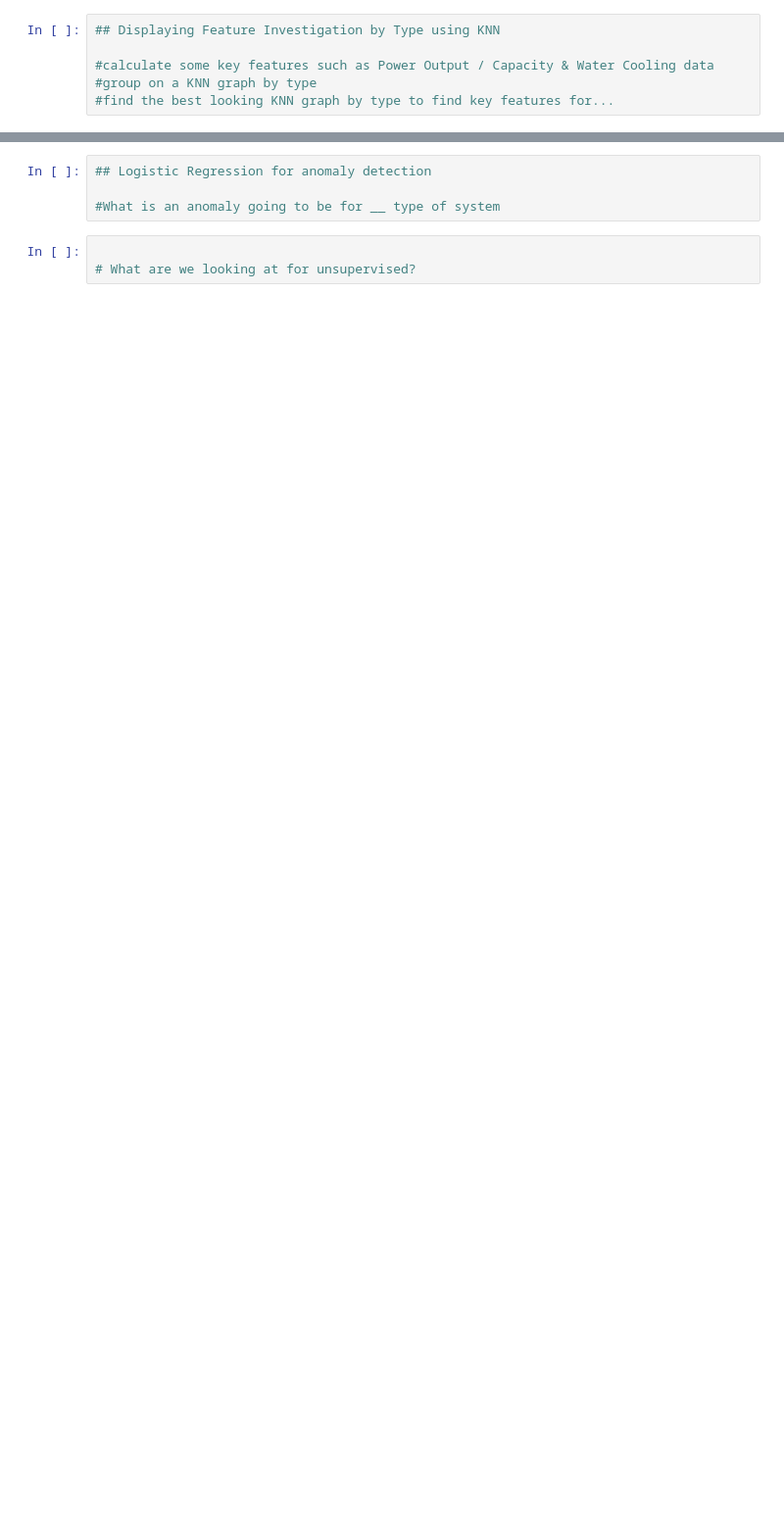
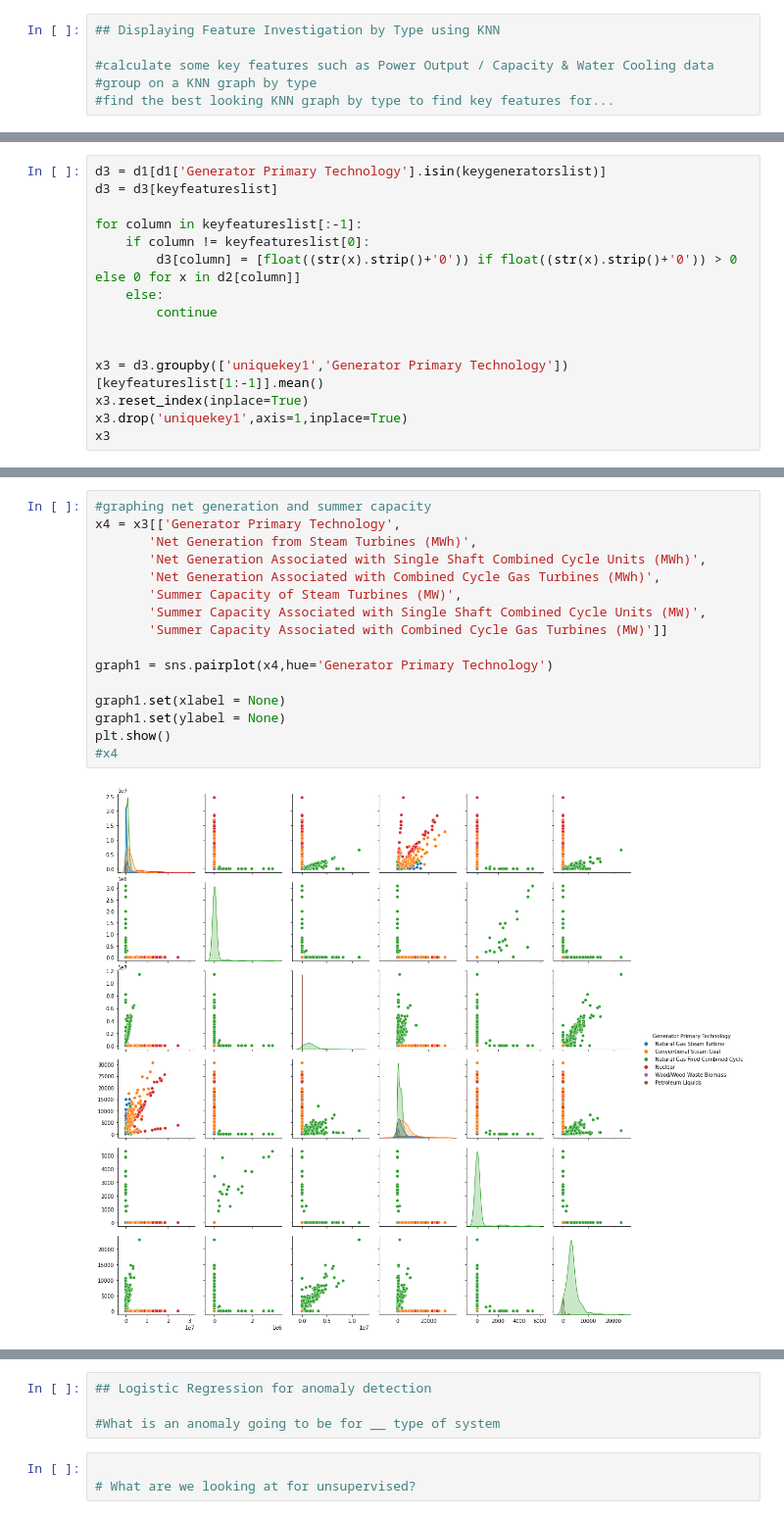
Before and after one commit to bk4210/siads696_team15, a Jupyter notebook: State Exploration and presenting clusters with KNN.ipynb, the cells around one changed output, grey strips where cells are left out. Shown: that part at 98% size. Saved outputs shown, nothing was run; the diff lists cells and outputs as text; blank space fills up the shorter version.

```diff
--- a/State Exploration and presenting clusters with KNN.ipynb
+++ b/State Exploration and presenting clusters with KNN.ipynb
@@ -218,0 +202,15 @@ scores
+# %%
+d3 = d1[d1['Generator Primary Technology'].isin(keygeneratorslist)]
+d3 = d3[keyfeatureslist]
+
+for column in keyfeatureslist[:-1]:
+    if column != keyfeatureslist[0]:
+        d3[column] = [float((str(x).strip()+'0')) if float((str(x).strip()+'0')) > 0 else 0 for x in d2[column]]
+    else:
+        continue
+
+
+x3 = d3.groupby(['uniquekey1','Generator Primary Technology'])[keyfeatureslist[1:-1]].mean()
+x3.reset_index(inplace=True)
+x3.drop('uniquekey1',axis=1,inplace=True)
+x3
@@ -218,0 +269,18 @@ scores
+# %%
+#graphing net generation and summer capacity
+x4 = x3[['Generator Primary Technology',
+       'Net Generation from Steam Turbines (MWh)',
+       'Net Generation Associated with Single Shaft Combined Cycle Units (MWh)',
+       'Net Generation Associated with Combined Cycle Gas Turbines (MWh)',
+       'Summer Capacity of Steam Turbines (MW)',
+       'Summer Capacity Associated with Single Shaft Combined Cycle Units (MW)',
+       'Summer Capacity Associated with Combined Cycle Gas Turbines (MW)']]
+
+graph1 = sns.pairplot(x4,hue='Generator Primary Technology')
+
+graph1.set(xlabel = None)
+graph1.set(ylabel = None)
+plt.show()
+#x4
+# %% [output]
+[figure, added]
```
Also changed, not shown: parts of 16 cells of this notebook.
